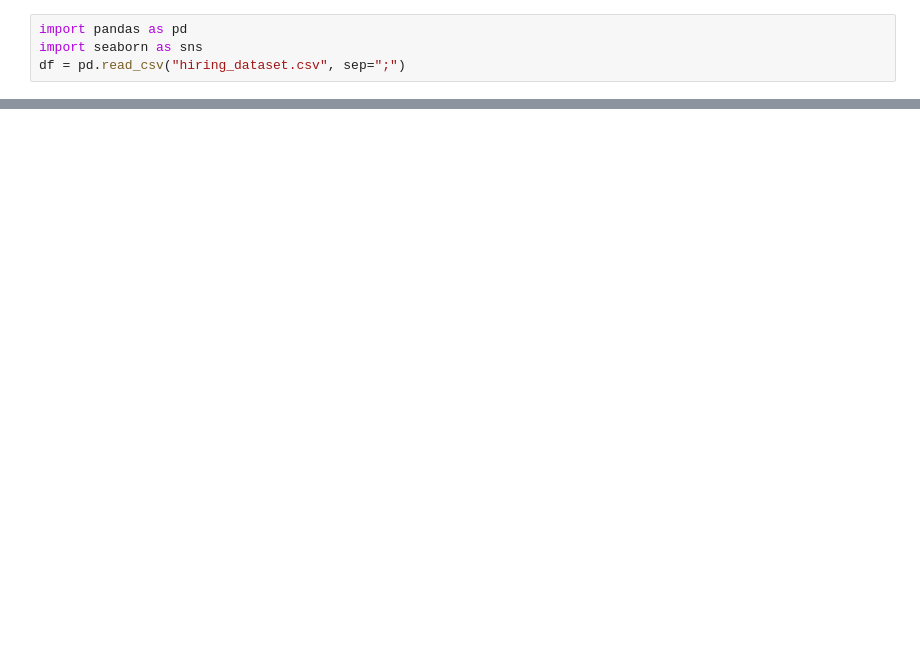
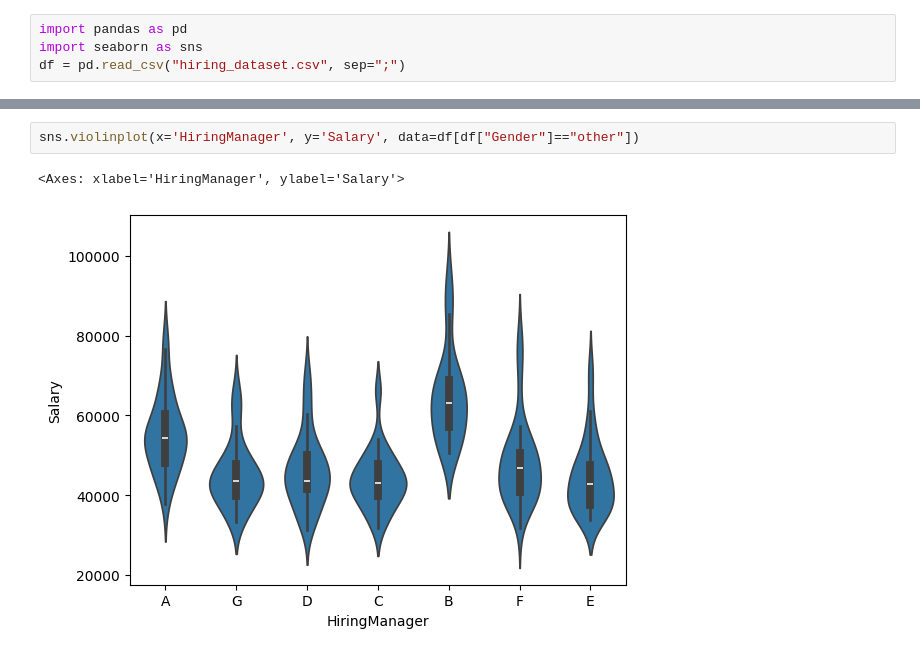
Before and after one commit to S0urC10ud/xai-fuzzy-regrules, a Jupyter notebook: example_unveiling_biases/custom_hiring/analyze_dataset.ipynb, the cells around one changed output, grey strips where cells are left out. Drawn from its saved outputs; the diff is of its cells as text; blank space fills up the shorter version.

```diff
--- a/example_unveiling_biases/custom_hiring/analyze_dataset.ipynb
+++ b/example_unveiling_biases/custom_hiring/analyze_dataset.ipynb
@@ -29,0 +35,5 @@ sns.scatterplot(x='GPA', y='Salary', data=df)
+# %%
+sns.violinplot(x='HiringManager', y='Salary', data=df[df["Gender"]=="other"])
+# %% [output]
+<Axes: xlabel='HiringManager', ylabel='Salary'>
+[figure, added]
```
Also changed, not shown: parts of 6 cells of this notebook, 8 other files.
